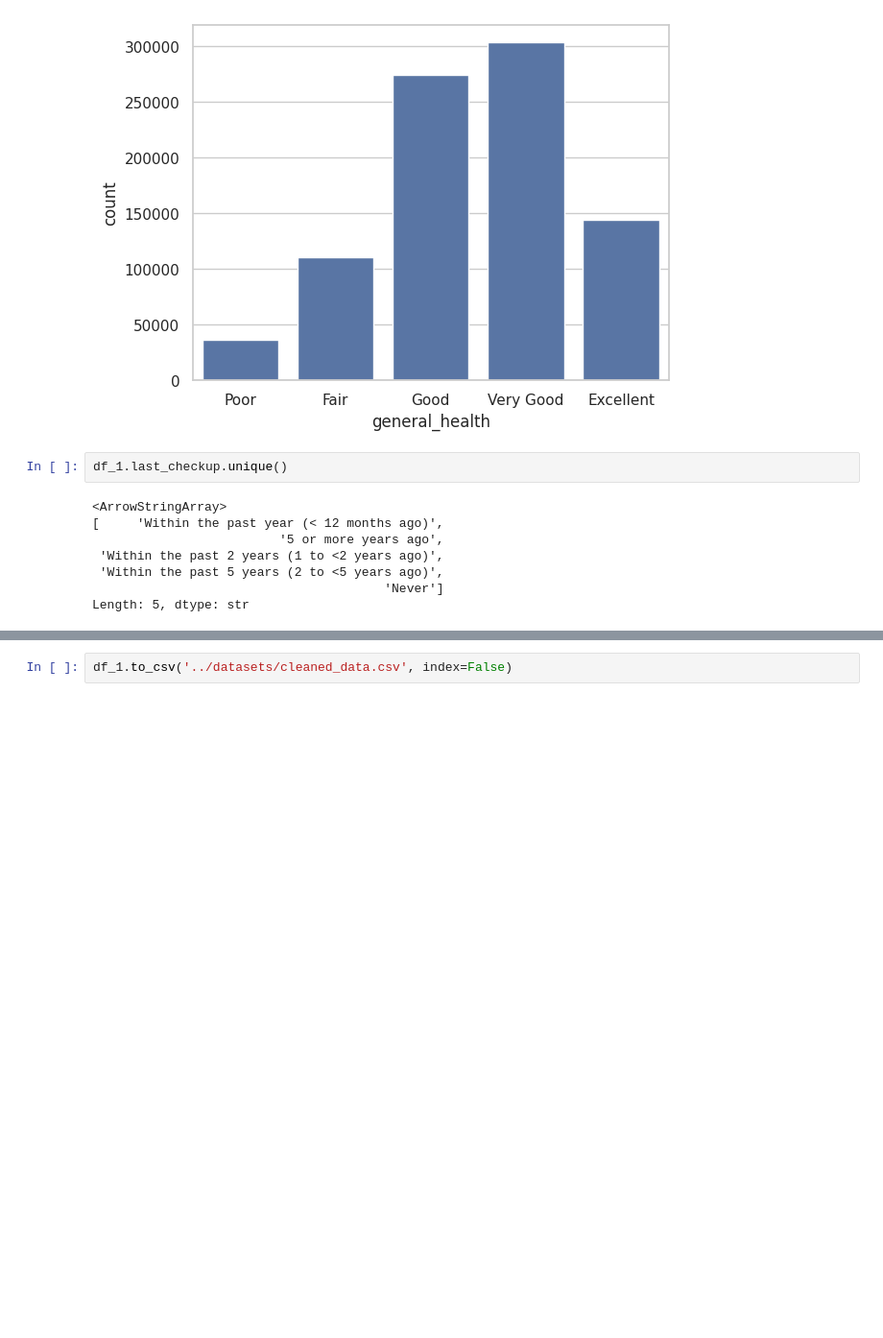
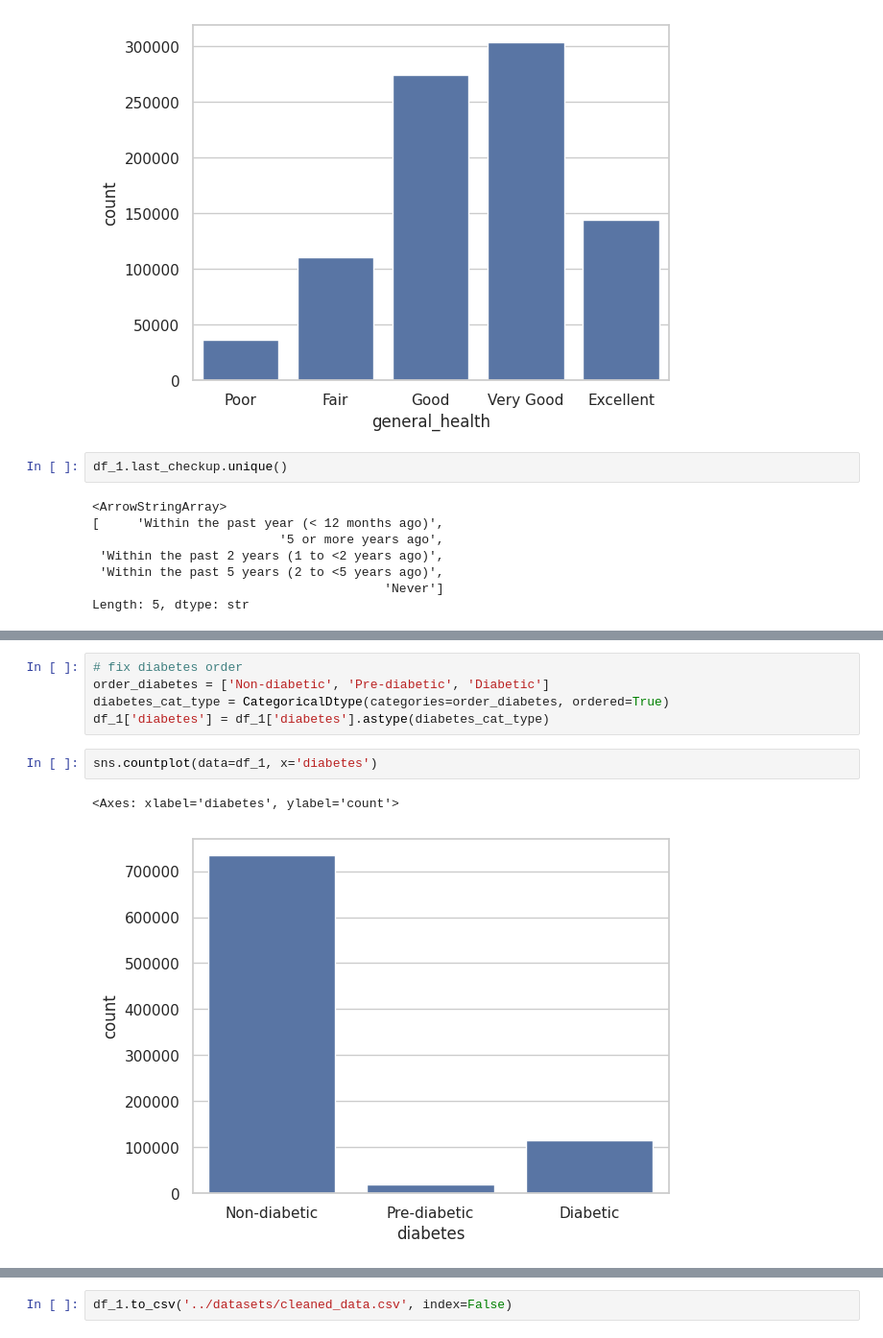
Before and after one commit to maradeben/wotosuga-core, a Jupyter notebook: model_building/notebook.ipynb, the cells around one changed output, grey strips where cells are left out. Shown at 96% size. Cells and saved outputs as stored; diff of their text form; blank space fills up the shorter version.

```diff
--- a/model_building/notebook.ipynb
+++ b/model_building/notebook.ipynb
@@ -436,3 +474,13 @@ Length: 5, dtype: str
+# %%
+# fix diabetes order
+order_diabetes = ['Non-diabetic', 'Pre-diabetic', 'Diabetic']
+diabetes_cat_type = CategoricalDtype(categories=order_diabetes, ordered=True)
+df_1['diabetes'] = df_1['diabetes'].astype(diabetes_cat_type)
+# %%
+sns.countplot(data=df_1, x='diabetes')
+# %% [output]
+<Axes: xlabel='diabetes', ylabel='count'>
+[figure, added]
 # %%
 df_1.info()
 # %% [output]
```
Also changed, not shown: parts of 40 cells of this notebook.
